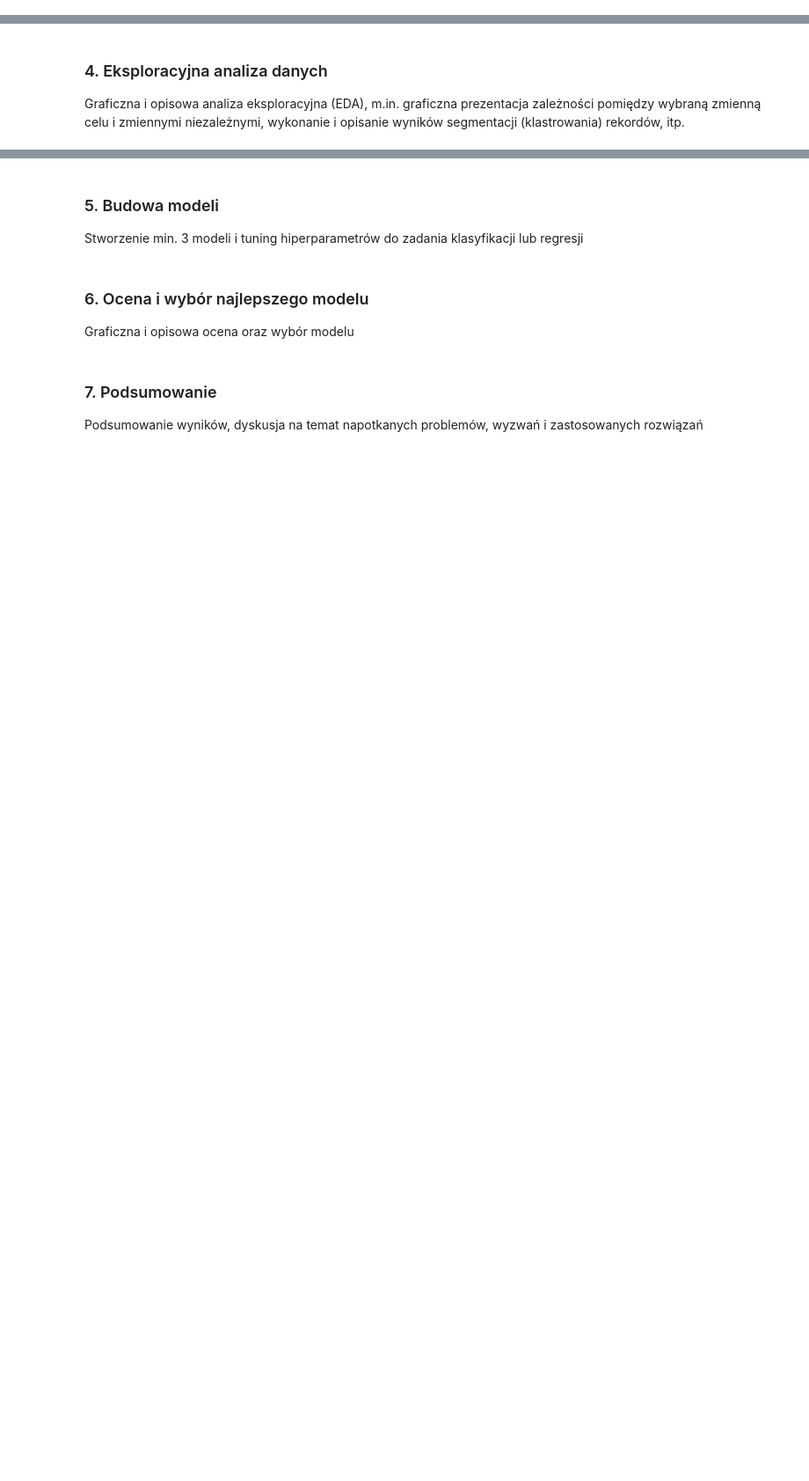
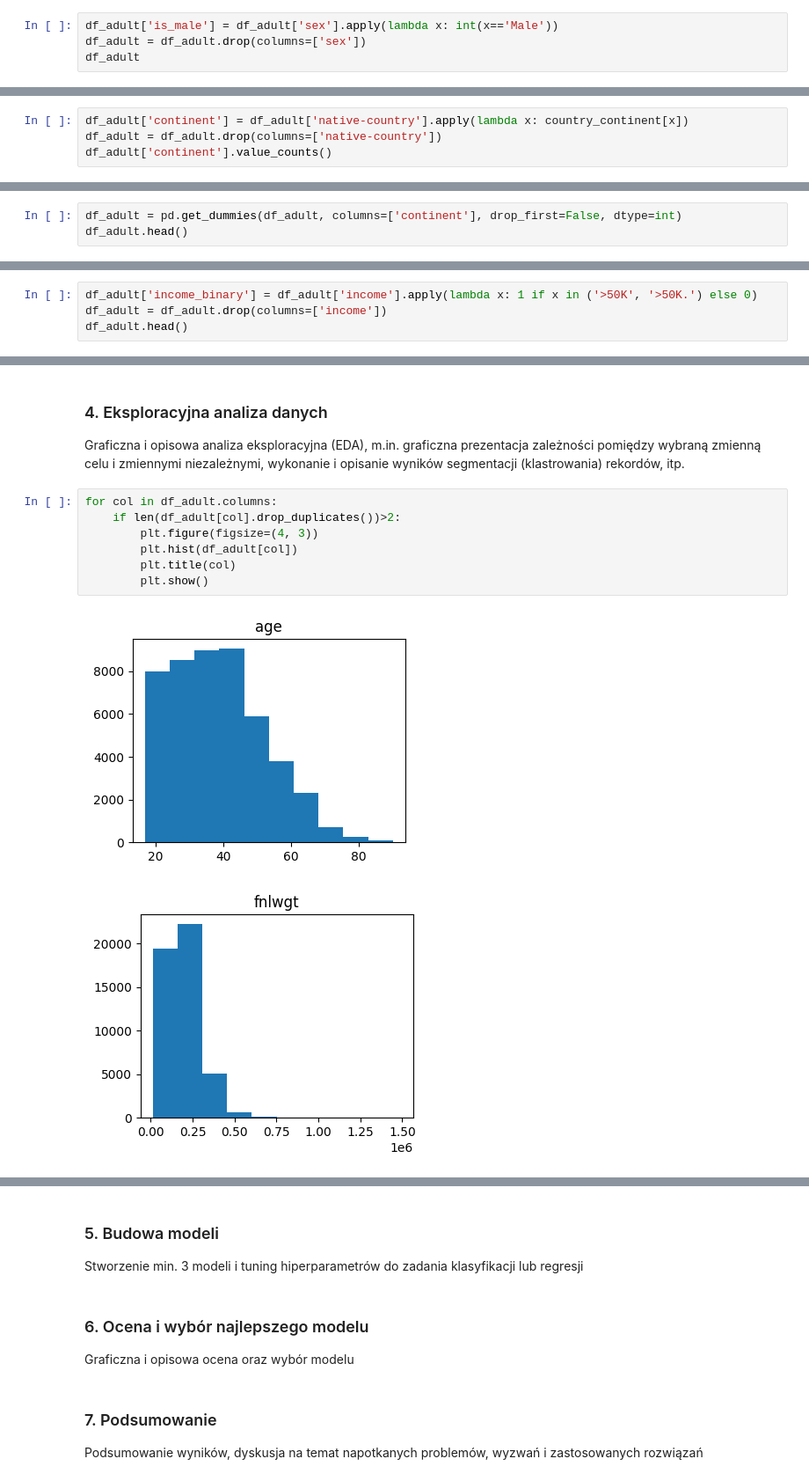
Before and after one commit to hoanganhlinh/SRD-projekt, a Jupyter notebook: adult-classification.ipynb, the cells around one changed output, grey strips where cells are left out. Shown at 88% size. Saved outputs shown, nothing was run; the diff lists cells and outputs as text; blank space fills up the shorter version.

```diff
--- a/adult-classification.ipynb
+++ b/adult-classification.ipynb
@@ -138,0 +278,4 @@ memory usage: 5.6+ MB
+# %%
+df_adult['is_male'] = df_adult['sex'].apply(lambda x: int(x=='Male'))
+df_adult = df_adult.drop(columns=['sex'])
+df_adult
@@ -138,0 +357,4 @@ memory usage: 5.6+ MB
+# %%
+df_adult['continent'] = df_adult['native-country'].apply(lambda x: country_continent[x])
+df_adult = df_adult.drop(columns=['native-country'])
+df_adult['continent'].value_counts()
@@ -138,0 +370,3 @@ memory usage: 5.6+ MB
+# %%
+df_adult = pd.get_dummies(df_adult, columns=['continent'], drop_first=False, dtype=int)
+df_adult.head()
@@ -138,0 +392,4 @@ memory usage: 5.6+ MB
+# %%
+df_adult['income_binary'] = df_adult['income'].apply(lambda x: 1 if x in ('>50K', '>50K.') else 0)
+df_adult = df_adult.drop(columns=['income'])
+df_adult.head()
@@ -139,3 +424,13 @@ memory usage: 5.6+ MB
 # %% [markdown]
 ### 4. Eksploracyjna analiza danych
 Graficzna i opisowa analiza eksploracyjna (EDA), m.in. graficzna prezentacja zależności pomiędzy wybraną zmienną celu i zmiennymi niezależnymi, wykonanie i opisanie wyników segmentacji (klastrowania) rekordów, itp.
+# %%
+for col in df_adult.columns:
+    if len(df_adult[col].drop_duplicates())>2:
+        plt.figure(figsize=(4, 3))
+        plt.hist(df_adult[col])
+        plt.title(col)
+        plt.show()
+# %% [output]
+[figure, added]
+[figure, added]
```
Also changed, not shown: parts of 44 cells of this notebook.
